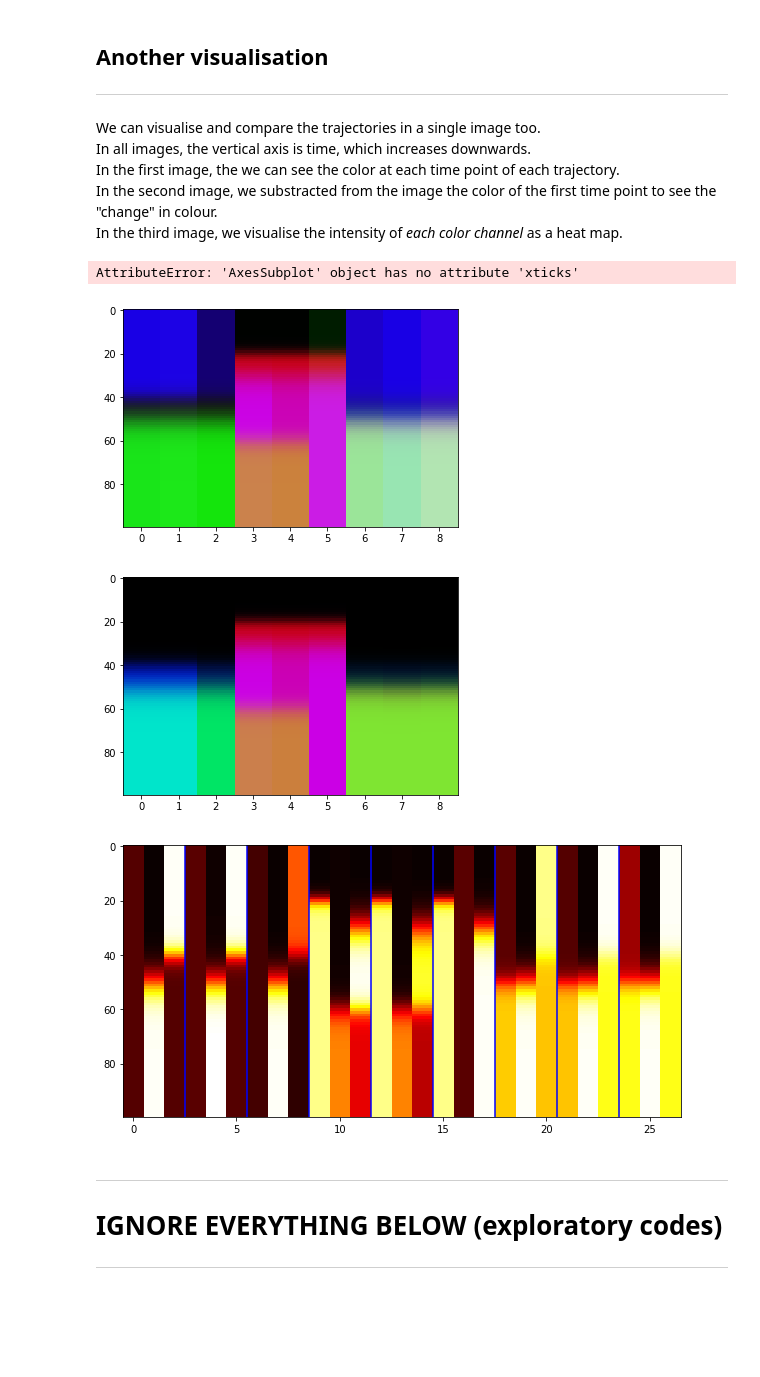
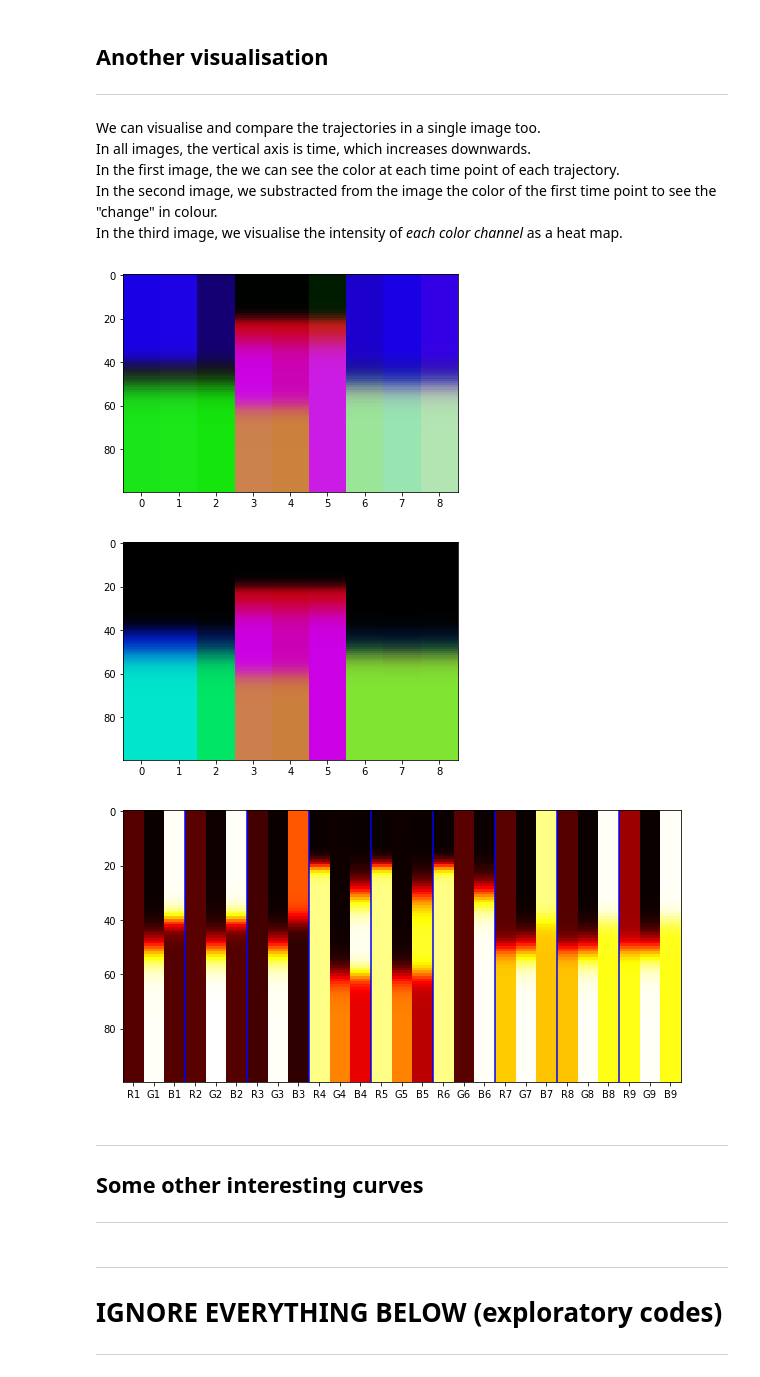
Before and after one commit to edmundlth/advanced_business_analytics_materials, a Jupyter notebook: animation_gestalt_principle_data.ipynb, the cells around one changed output. Saved outputs shown, nothing was run; the diff lists cells and outputs as text; code cells hidden in the pictures; blank space fills up the shorter version.

```diff
--- a/animation_gesalt_principle_data.ipynb
+++ b/animation_gestalt_principle_data.ipynb
@@ -267,22 +272,25 @@ In the third image, we visualise the intensity of *each color channel* as a heat
 # %%
 img = curves.transpose((1, 0, 2))
 plt.imshow(img, aspect='auto')
 
 plt.figure()
 img_diff = np.abs(img - img[0])
 plt.imshow(img_diff, aspect='auto')
 
 img_channels = img.reshape(100, 27)
 fig, ax = plt.subplots(1, 1, figsize=(10, 5))
 ax.imshow(img_channels, aspect='auto', cmap='hot')
 ymin, ymax = ax.get_ylim()
 ax.vlines(x = np.arange(2.5, 24, 3), ymin=ymin, ymax=ymax, colors='blue')
-plt.xticks()
+plt.xticks(np.arange(0, 27, 1), trajectories_df.columns);
 # %% [output]
-AttributeError: 'AxesSubplot' object has no attribute 'xticks'
 [figure]
 [figure]
-[figure, old version]
+[figure, new version]
+# %% [markdown]
+---
+## Some other interesting curves
+---
 # %% [markdown]
 ---
 # IGNORE EVERYTHING BELOW (exploratory codes)
```
Also changed, not shown: parts of 3 cells of this notebook.
